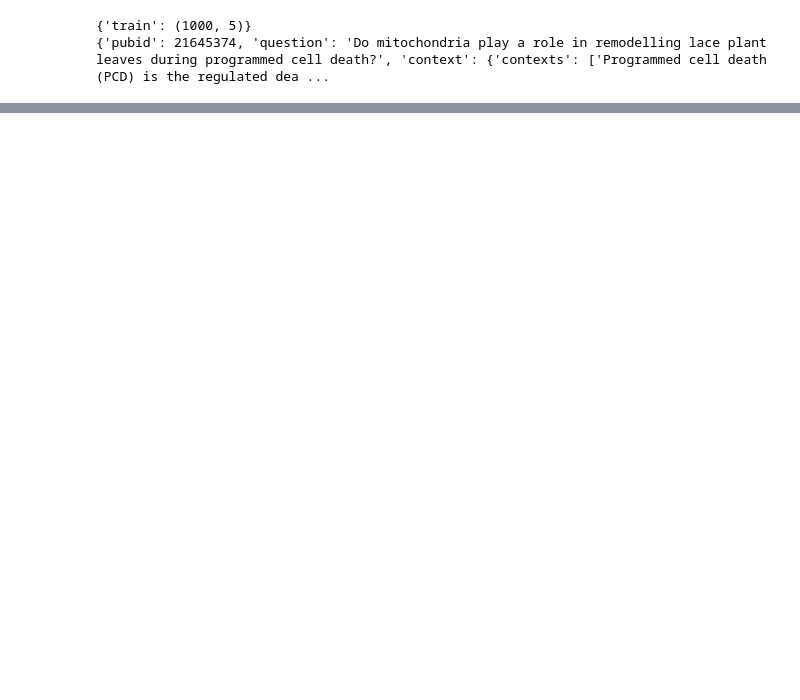
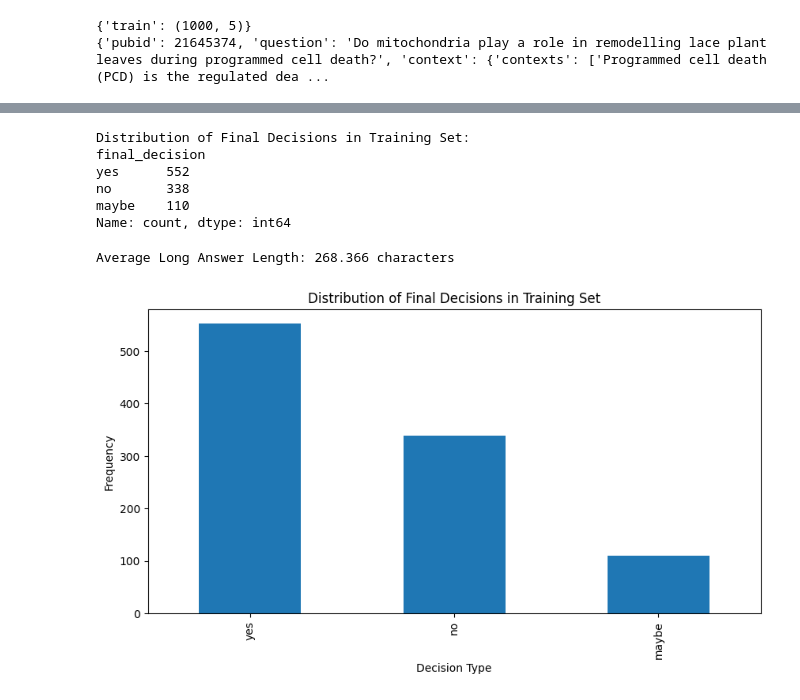
Before and after one commit to DataBytes-Organisation/Fine-Tuning-LLMs-for-Enterprise-Applications, a Jupyter notebook: Data_explore_and_model.ipynb, the cells around one changed output, grey strips where cells are left out. Cells and saved outputs as stored; diff of their text form; code cells hidden in the pictures; blank space fills up the shorter version.

Commit message:
2nd version after data and model explore

```diff
--- a/Data_explore_and_model.ipynb
+++ b/Data_explore_and_model.ipynb
@@ -41,0 +49,5 @@ print(dataset['train'][0])
+# %%
+# Convert to pandas DataFrame for easier manipulation
+train_df = pd.DataFrame(dataset['train'])
+# valid_df = pd.DataFrame(dataset['validation'])
+# test_df = pd.DataFrame(dataset['test'])
@@ -41,0 +103,27 @@ print(dataset['train'][0])
+# %%
+final_decision_distribution = train_df['final_decision'].value_counts()
+print("Distribution of Final Decisions in Training Set:")
+print(final_decision_distribution)
+# %% [output]
+Distribution of Final Decisions in Training Set:
+final_decision
+yes      552
+no       338
+maybe    110
+Name: count, dtype: int64
+# %%
+# Calculate the average length of long answers
+train_df['long_answer_len'] = train_df['long_answer'].apply(len)
+average_long_answer_length = train_df['long_answer_len'].mean()
+print(f"Average Long Answer Length: {average_long_answer_length} characters")
+# %% [output]
+Average Long Answer Length: 268.366 characters
+# %%
+plt.figure(figsize=(10, 5))
+final_decision_distribution.plot(kind='bar')
+plt.title('Distribution of Final Decisions in Training Set')
+plt.xlabel('Decision Type')
+plt.ylabel('Frequency')
+plt.show()
+# %% [output]
+[figure, added]
```
Also changed, not shown: parts of 8 cells of this notebook, 2 other files.
